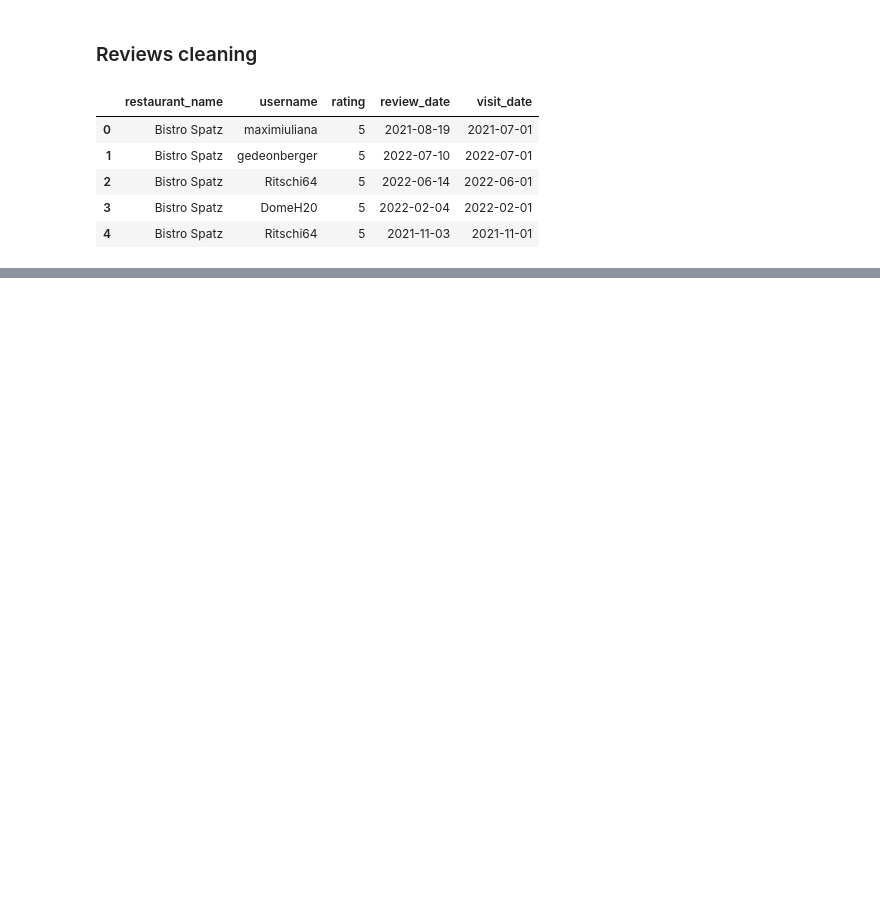
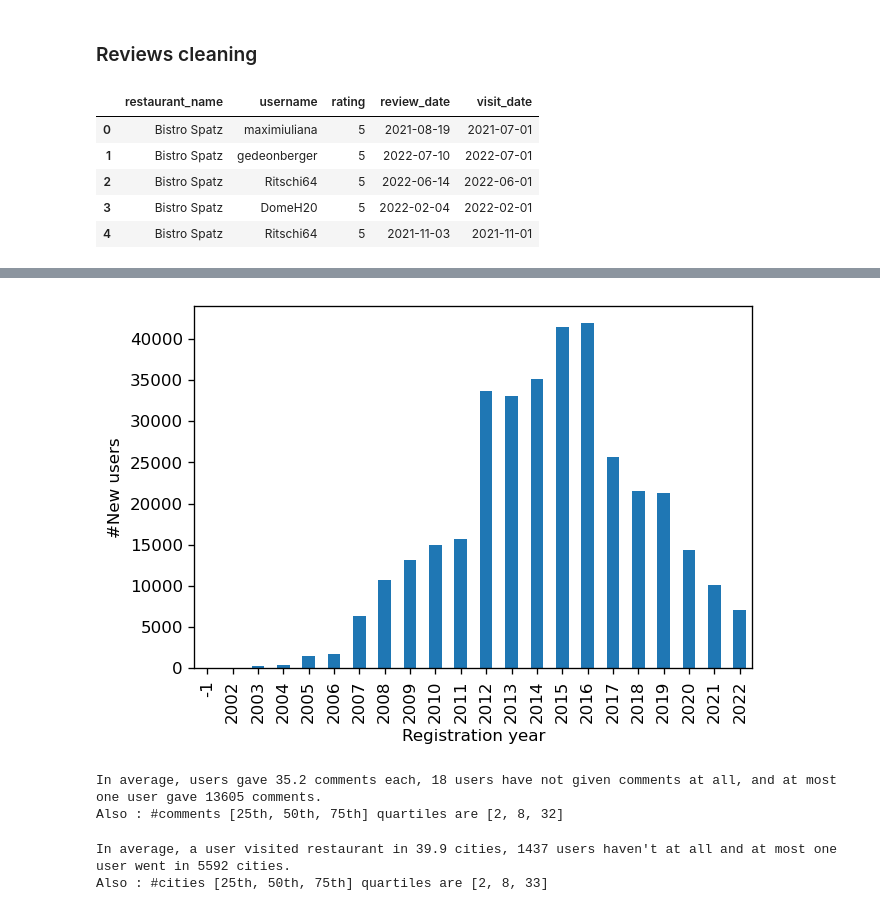
Before and after one commit to areisde/datalcoholics.io, a Jupyter notebook: milestone_1.ipynb, the cells around one changed output, grey strips where cells are left out. Saved outputs shown, nothing was run; the diff lists cells and outputs as text; code cells hidden in the pictures; blank space fills up the shorter version.

```diff
--- a/milestone_1.ipynb
+++ b/milestone_1.ipynb
@@ -147,0 +148,25 @@ reviews.head()
+# %%
+ax = users['registration_date'].value_counts().sort_index().plot.bar()
+ax.set_xlabel("Registration year")
+ax.set_ylabel("#New users")
+ax.figure.set_dpi(120)
+# %% [output]
+[figure, added]
+# %%
+stats = users['nb_of_comments'].describe()
+none = len(users[users['nb_of_comments'] == 0])
+
+print("In average, users gave {:.1f} comments each, {:.0f} users have not given comments at all, and at most one user gave {:.0f} comments.".format(stats['mean'], none, stats['max']))
+print("Also : #comments [25th, 50th, 75th] quartiles are [{:.0f}, {:.0f}, {:.0f}]".format(stats['25%'], stats['50%'], stats['75%']))
+# %% [output]
+In average, users gave 35.2 comments each, 18 users have not given comments at all, and at most one user gave 13605 comments.
+Also : #comments [25th, 50th, 75th] quartiles are [2, 8, 32]
+# %%
+stats = users['nb_of_cities'].describe()
+none = len(users[users['nb_of_cities'] == 0])
+
+print("In average, a user visited restaurant in {:.1f} cities, {:.0f} users haven't at all and at most one user went in {:.0f} cities.".format(stats['mean'], none, stats['max']))
+print("Also : #cities [25th, 50th, 75th] quartiles are [{:.0f}, {:.0f}, {:.0f}]".format(stats['25%'], stats['50%'], stats['75%']))
+# %% [output]
+In average, a user visited restaurant in 39.9 cities, 1437 users haven't at all and at most one user went in 5592 cities.
+Also : #cities [25th, 50th, 75th] quartiles are [2, 8, 33]
```
Also changed, not shown: parts of 20 cells of this notebook.
